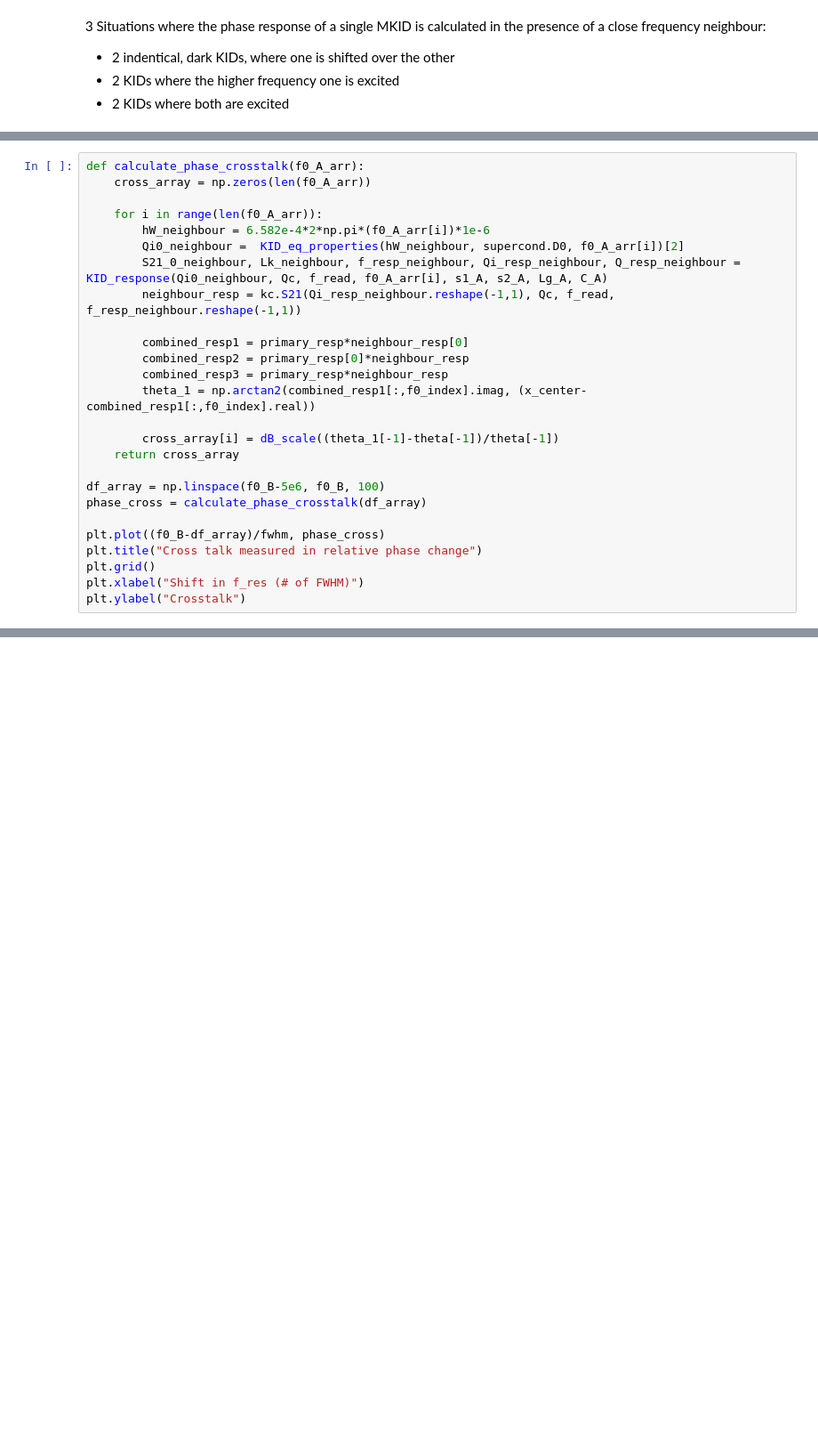
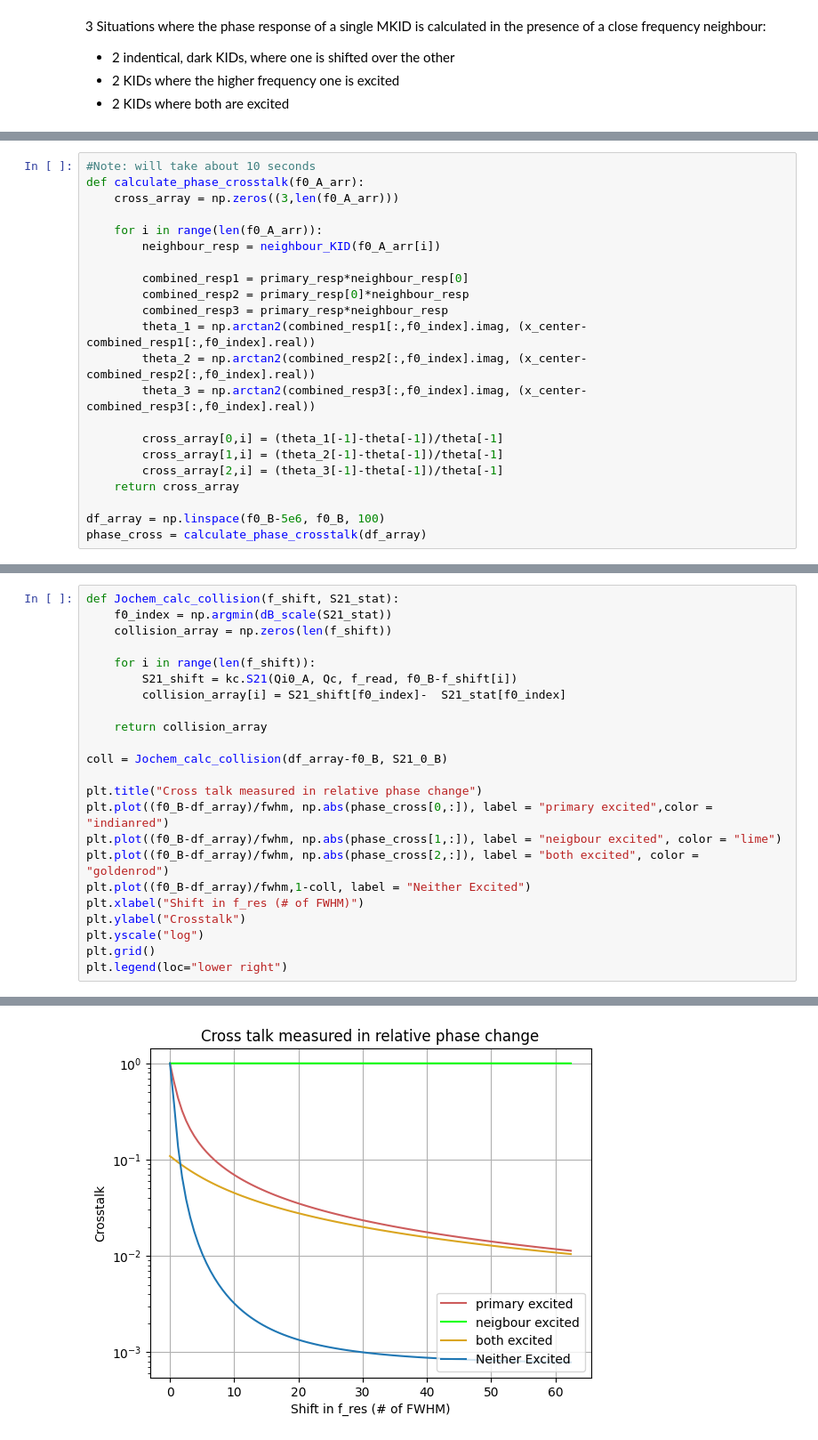
Before and after one commit to HesselSchulte/Python_KID_model, a Jupyter notebook: Fres shift jupyter.ipynb, the cells around one changed output, grey strips where cells are left out. Shown: that part at 89% size. Cells and saved outputs as stored; diff of their text form; blank space fills up the shorter version.

```diff
--- a/Fres shift jupyter.ipynb
+++ b/Fres shift jupyter.ipynb
@@ -307,26 +311,22 @@ interactive(children=(FloatSlider(value=300000.0, description='f_shift', max=500
 # %%
+#Note: will take about 10 seconds
 def calculate_phase_crosstalk(f0_A_arr):
-    cross_array = np.zeros(len(f0_A_arr))
+    cross_array = np.zeros((3,len(f0_A_arr)))
 
     for i in range(len(f0_A_arr)):
-        hW_neighbour = 6.582e-4*2*np.pi*(f0_A_arr[i])*1e-6
-        Qi0_neighbour =  KID_eq_properties(hW_neighbour, supercond.D0, f0_A_arr[i])[2]
-        S21_0_neighbour, Lk_neighbour, f_resp_neighbour, Qi_resp_neighbour, Q_resp_neighbour = KID_response(Qi0_neighbour, Qc, f_read, f0_A_arr[i], s1_A, s2_A, Lg_A, C_A)
-        neighbour_resp = kc.S21(Qi_resp_neighbour.reshape(-1,1), Qc, f_read, f_resp_neighbour.reshape(-1,1))
+        neighbour_resp = neighbour_KID(f0_A_arr[i])
 
         combined_resp1 = primary_resp*neighbour_resp[0]
         combined_resp2 = primary_resp[0]*neighbour_resp
         combined_resp3 = primary_resp*neighbour_resp
         theta_1 = np.arctan2(combined_resp1[:,f0_index].imag, (x_center- combined_resp1[:,f0_index].real))
+        theta_2 = np.arctan2(combined_resp2[:,f0_index].imag, (x_center- combined_resp2[:,f0_index].real))
+        theta_3 = np.arctan2(combined_resp3[:,f0_index].imag, (x_center- combined_resp3[:,f0_index].real))
 
-        cross_array[i] = dB_scale((theta_1[-1]-theta[-1])/theta[-1])
+        cross_array[0,i] = (theta_1[-1]-theta[-1])/theta[-1]
+        cross_array[1,i] = (theta_2[-1]-theta[-1])/theta[-1]
+        cross_array[2,i] = (theta_3[-1]-theta[-1])/theta[-1]
     return cross_array
 
 df_array = np.linspace(f0_B-5e6, f0_B, 100)
 phase_cross = calculate_phase_crosstalk(df_array)
-
-plt.plot((f0_B-df_array)/fwhm, phase_cross)
-plt.title("Cross talk measured in relative phase change")
-plt.grid()
-plt.xlabel("Shift in f_res (# of FWHM)")
-plt.ylabel("Crosstalk")
@@ -335,0 +333,24 @@ Text(0, 0.5, 'Crosstalk')
+# %%
+def Jochem_calc_collision(f_shift, S21_stat):
+    f0_index = np.argmin(dB_scale(S21_stat))
+    collision_array = np.zeros(len(f_shift))
+
+    for i in range(len(f_shift)):
+        S21_shift = kc.S21(Qi0_A, Qc, f_read, f0_B-f_shift[i])
+        collision_array[i] = S21_shift[f0_index]-  S21_stat[f0_index]
+
+    return collision_array
+
+coll = Jochem_calc_collision(df_array-f0_B, S21_0_B)
+
+plt.title("Cross talk measured in relative phase change")
+plt.plot((f0_B-df_array)/fwhm, np.abs(phase_cross[0,:]), label = "primary excited",color = "indianred")
+plt.plot((f0_B-df_array)/fwhm, np.abs(phase_cross[1,:]), label = "neigbour excited", color = "lime")
+plt.plot((f0_B-df_array)/fwhm, np.abs(phase_cross[2,:]), label = "both excited", color = "goldenrod")
+plt.plot((f0_B-df_array)/fwhm,1-coll, label = "Neither Excited")
+plt.xlabel("Shift in f_res (# of FWHM)")
+plt.ylabel("Crosstalk")
+plt.yscale("log")
+plt.grid()
+plt.legend(loc="lower right")
+# %% [output]
@@ -335,0 +358 @@ Text(0, 0.5, 'Crosstalk')
+[figure, added]
```
Also changed, not shown: parts of 9 cells of this notebook.
